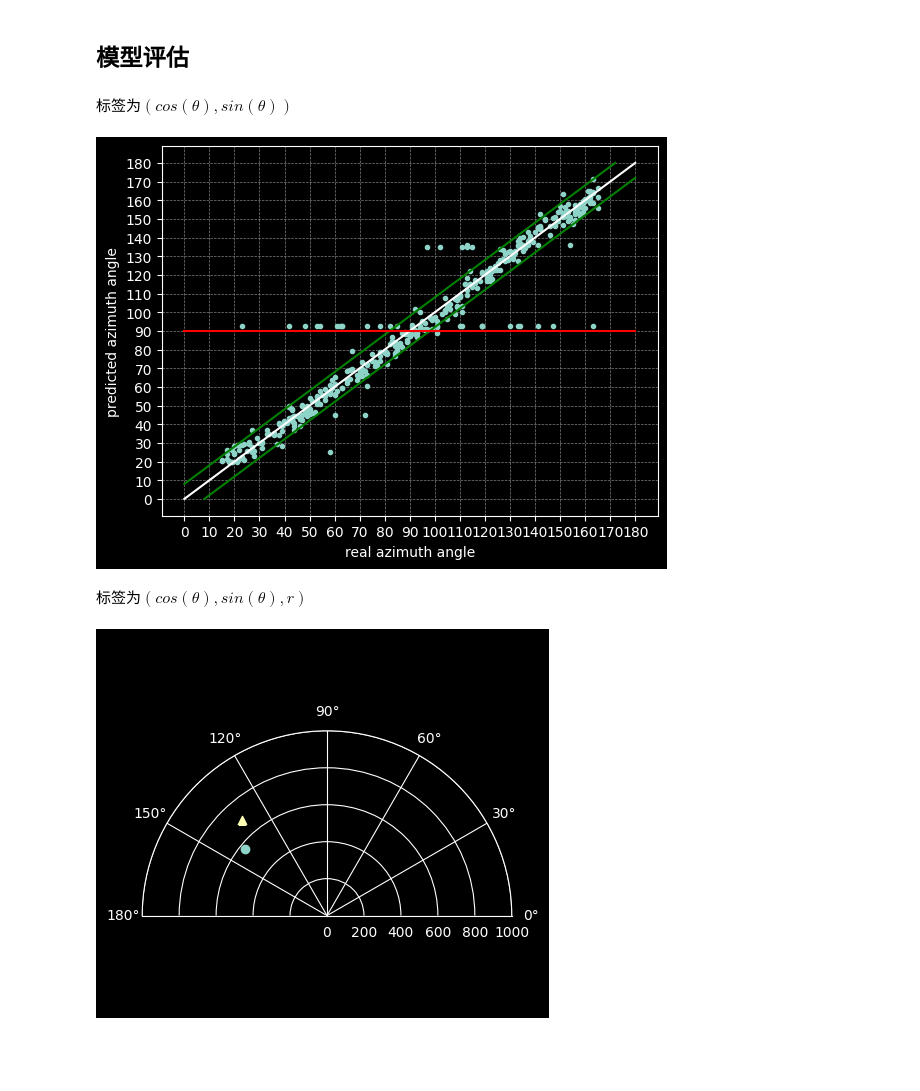
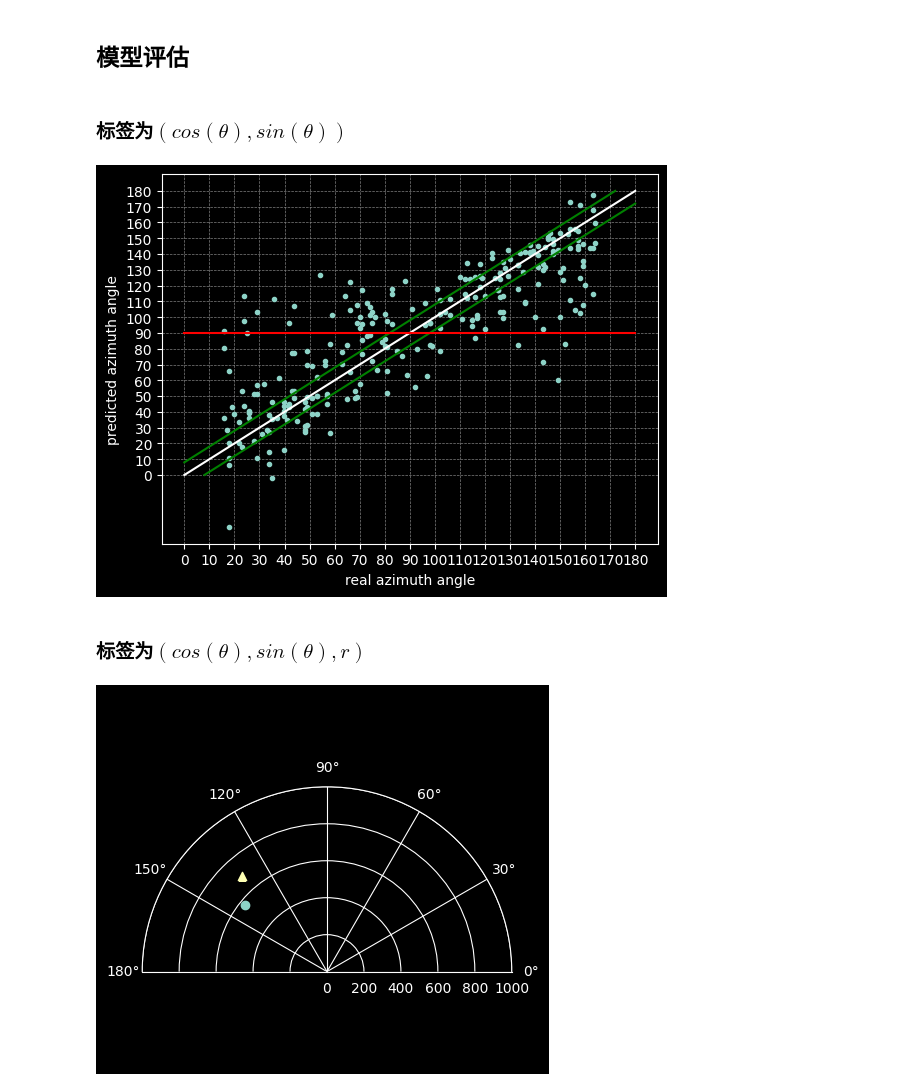
Before and after one commit to LeoJhonSong/ternary-array-passive-bearing, a Jupyter notebook: wideband_cpsd_cnn.ipynb, the cells around one changed output. Saved outputs shown, nothing was run; the diff lists cells and outputs as text; code cells hidden in the pictures; blank space fills up the shorter version.

```diff
--- a/wideband_cpsd_cnn.ipynb
+++ b/wideband_cpsd_cnn.ipynb
@@ -244,40 +296,40 @@ def show_cam():
 # %% [markdown]
 ## 模型评估
 # %% [markdown]
-标签为$(cos(\theta), sin(\theta))$
+### 标签为$(cos(\theta), sin(\theta))$
 # %%
 device = torch.device('cuda')
 
 checkpoint_path = "./exp/checkpoint"
 checkpoint = torch.load(checkpoint_path)
 net = Predictor()
 net.load_state_dict(checkpoint)
 net.eval()
 net.to(device)
 
-dl_val = DataLoader(ds_val, batch_size=400, shuffle=False, num_workers=16, drop_last=False)
-data, label = next(iter(dl_val))
+dl_val = DataLoader(ds_val, batch_size=250, shuffle=False, num_workers=16, drop_last=False)
+dl_iter = iter(dl_val)
+data, label = next(dl_iter)
+data, label = next(dl_iter)
 data = data.to(device)
 predicted = net(data).detach().cpu().numpy()
-# predicted_angles = np.argmax(predicted, axis=1) + 15
-# label_angles = label.argmax().numpy() + 15
 label_angles = np.rad2deg(np.arctan2(label[:, 1], label[:, 0]))
 predicted_angles = np.rad2deg(np.arctan2(predicted[:, 1], predicted[:, 0]))
 plt.plot(label_angles, predicted_angles, '.')
 plt.plot([0, 180], [0, 180], 'white')
 plt.plot([0, 172], [8, 180], 'green')
 plt.plot([8, 180], [0, 172], 'green')
 plt.plot([0, 180], [90, 90], 'red')
 
 plt.xlabel('real azimuth angle')
 plt.ylabel('predicted azimuth angle')
 plt.xticks(np.arange(0, 190, 10))
 plt.yticks(np.arange(0, 190, 10))
 plt.grid(True, which='major', color='gray', linestyle='--', linewidth=0.5)
 # %% [output]
-[figure, old version]
+[figure, new version]
 # %% [markdown]
-标签为$(cos(\theta), sin(\theta), r)$
+### 标签为$(cos(\theta), sin(\theta), r)$
 # %%
 device = torch.device('cuda')
 
```
Also changed, not shown: parts of 13 cells of this notebook.
